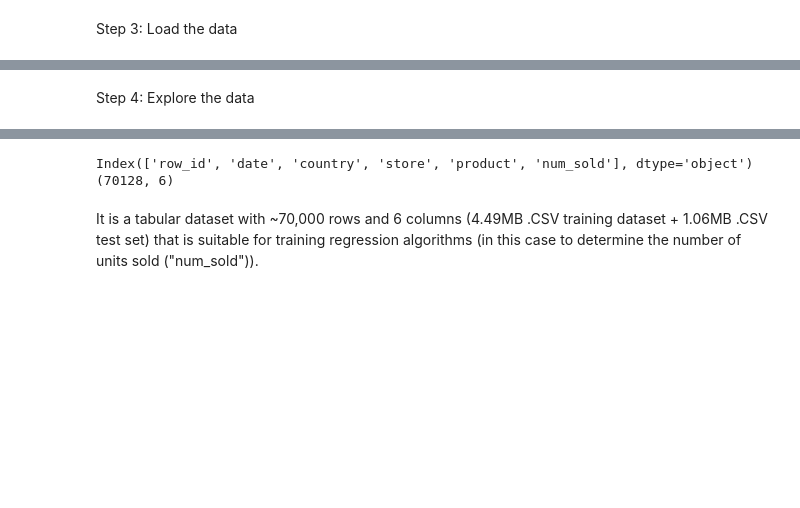
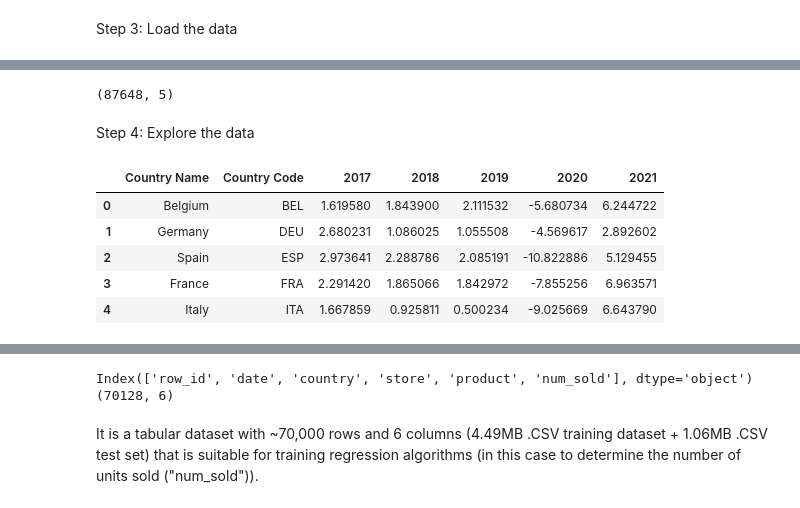
Before and after one commit to Chirag314/Tabular-Data-Series, a Jupyter notebook: tds_sep_22_time_series.ipynb, the cells around one changed output, grey strips where cells are left out. Drawn from its saved outputs; the diff is of its cells as text; code cells hidden in the pictures; blank space fills up the shorter version.

```diff
--- a/tds_sep_22_time_series.ipynb
+++ b/tds_sep_22_time_series.ipynb
@@ -58,2 +69,18 @@ test_df1=test_df.copy()
+# %%
+# Add train and test data together to do feature engineering
+all_df=pd.concat([train_df1, test_df],axis=0)
+all_df.shape
+# %% [output]
+(87648, 5)
 # %% [markdown]
 Step 4: Explore the data
+# %%
+# Explore GDP data
+gdp_df.head()
+# %% [output]
+|  | Country Name | Country Code | 2017 | 2018 | 2019 | 2020 | 2021 |
+| 0 | Belgium | BEL | 1.619580 | 1.843900 | 2.111532 | -5.680734 | 6.244722 |
+| 1 | Germany | DEU | 2.680231 | 1.086025 | 1.055508 | -4.569617 | 2.892602 |
+| 2 | Spain | ESP | 2.973641 | 2.288786 | 2.085191 | -10.822886 | 5.129455 |
+| 3 | France | FRA | 2.291420 | 1.865066 | 1.842972 | -7.855256 | 6.963571 |
+| 4 | Italy | ITA | 1.667859 | 0.925811 | 0.500234 | -9.025669 | 6.643790 |
```
Also changed, not shown: parts of 13 cells of this notebook.
